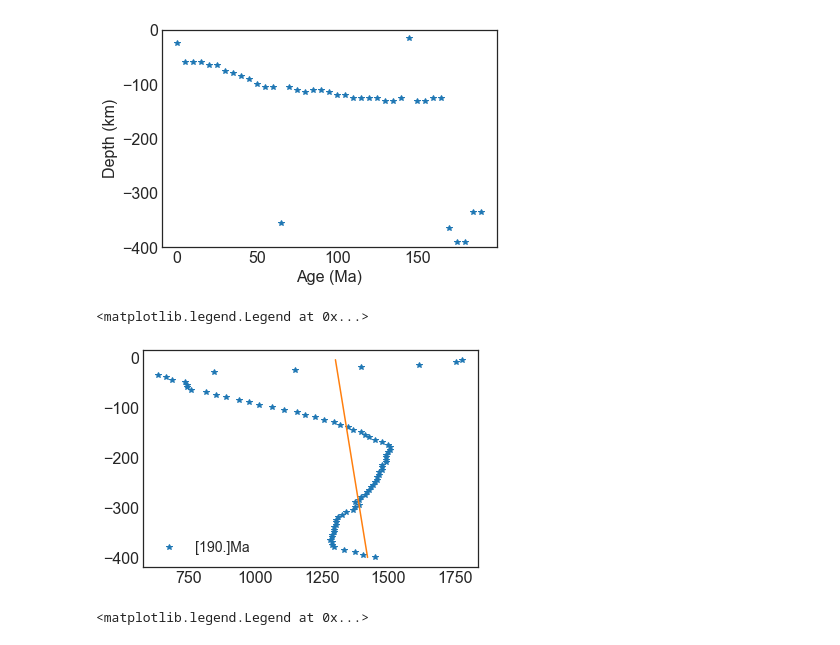
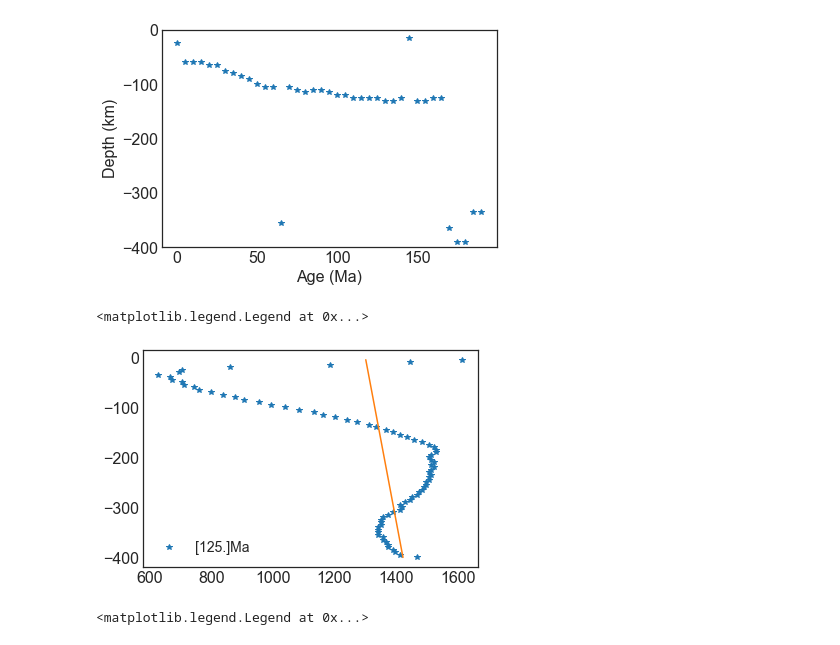
Before and after one commit to ajay6763/V2RhoT_gibbs, a Jupyter notebook: pressure_loop_thermal_boundary_layer_benchmark.ipynb, the cells around one changed output. Drawn from its saved outputs; the diff is of its cells as text; code cells hidden in the pictures.

```diff
--- a/pressure_loop_thermal_boundary_layer_benchmark.ipynb
+++ b/pressure_loop_thermal_boundary_layer_benchmark.ipynb
@@ -369,23 +452,23 @@ plt.xlabel('Age (Ma)')
 Text(0.5, 0, 'Age (Ma)')
 [figure]
 # %%
-index=38
+index=25
 T_mantle    = 1300 # oC
 #T_mantle    = T_P_loop[0][index][-1]
 alpha       = 3e-5 # oC-1
 cp          = 1250 # J/kg/oC
 g           = 9.8 #m/s2
 dT_dZ       = ((T_mantle*alpha*g)/cp)*1e3 # oC/km
 
 plt.plot(T[0][index][:],-nz[0][index][:],'*',label=str(np.unique(nx[0][index][:]))+'Ma')
 plt.plot(T_mantle + nz[0][index][:]*dT_dZ,-nz[0][index][:])
 #plt.plot(T_mantle + nz[0][index][:]*dT_dZ,-nz[0][index][:],'*')
 
 #plt.ylim([-400,0])
 plt.legend()
 # %% [output]
 <matplotlib.legend.Legend at 0x...>
-[figure, old version]
+[figure, new version]
 # %%
 index=35
 T_mantle    = 1300 # oC
```
Also changed, not shown: parts of 11 cells of this notebook, 2 other files.
